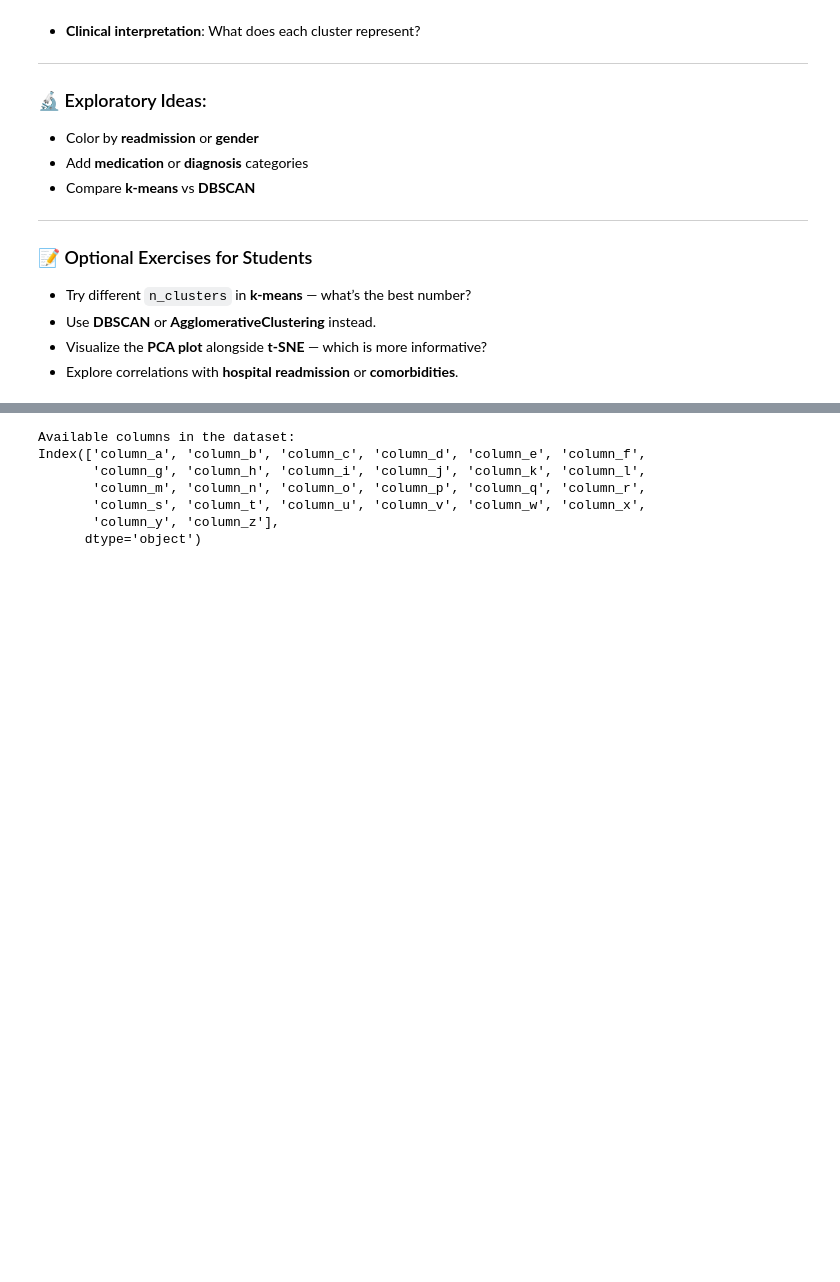
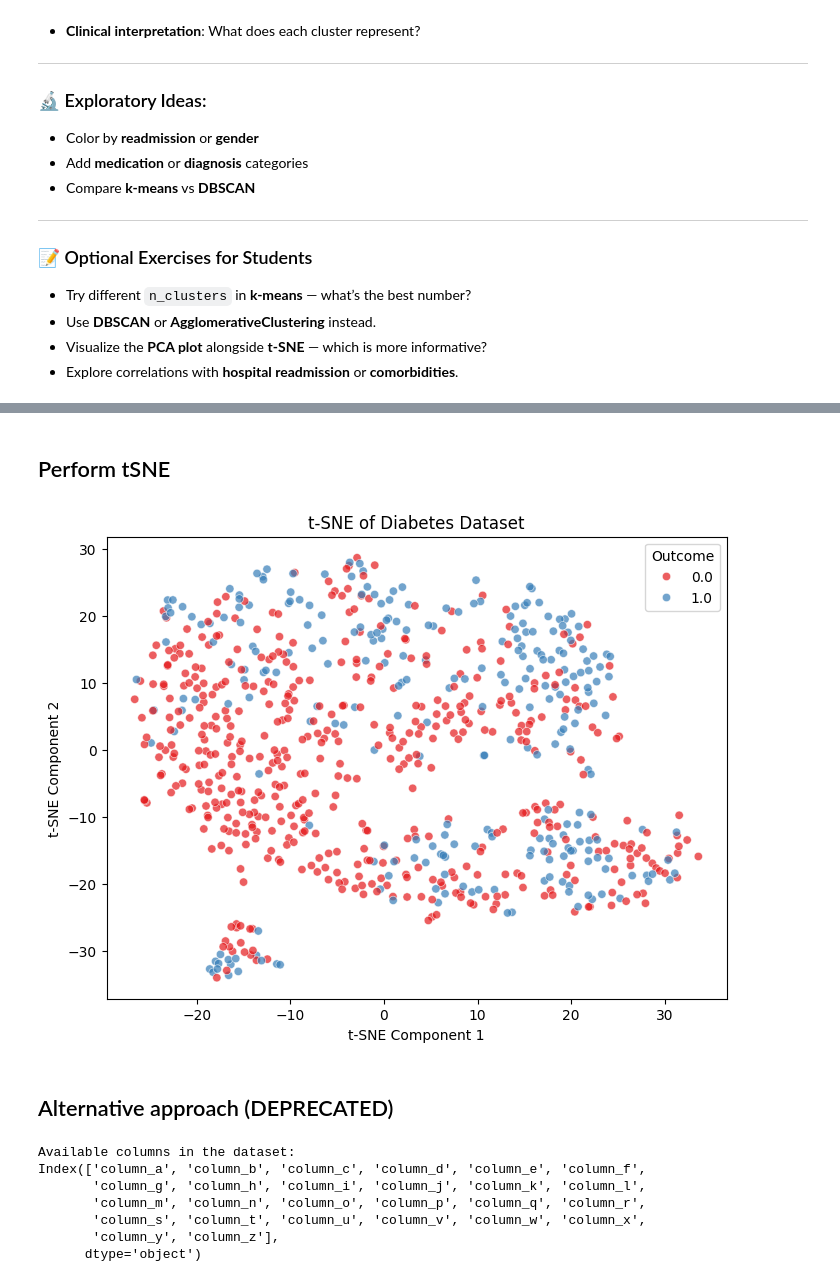
Before and after one commit to neelsoumya/python_machine_learning, a Jupyter notebook: EHR_data_unsupervised_learning.ipynb, the cells around one changed output, grey strips where cells are left out. Saved outputs shown, nothing was run; the diff lists cells and outputs as text; code cells hidden in the pictures; blank space fills up the shorter version.

```diff
--- a/EHR_data_unsupervised_learning.ipynb
+++ b/EHR_data_unsupervised_learning.ipynb
@@ -57,3 +173,34 @@ import openml
+# %% [markdown]
+## Perform tSNE
+# %%
+from sklearn.manifold import TSNE
+import matplotlib.pyplot as plt
+import seaborn as sns
+import pandas as pd
+
+# Exclude the target column for t-SNE
+features = df_normalized.drop(columns=['Outcome'])
+
+# Apply t-SNE
+tsne = TSNE(n_components=2, random_state=42, perplexity=30, n_iter=1000)
+tsne_results = tsne.fit_transform(features)
+
+# Create a DataFrame for the t-SNE results
+tsne_df = pd.DataFrame(data=tsne_results, columns=['TSNE1', 'TSNE2'])
+tsne_df['Outcome'] = df_normalized['Outcome'].values
+
+# Visualize
+plt.figure(figsize=(8, 6))
+sns.scatterplot(x='TSNE1', y='TSNE2', hue='Outcome', data=tsne_df, palette='Set1', alpha=0.7)
+plt.title('t-SNE of Diabetes Dataset')
+plt.xlabel('t-SNE Component 1')
+plt.ylabel('t-SNE Component 2')
+plt.legend(title='Outcome')
+plt.show()
+# %% [output]
+[figure, added]
+# %% [markdown]
+## Alternative approach (DEPRECATED)
 # %%
 
 
```
Also changed, not shown: parts of 7 cells of this notebook.
